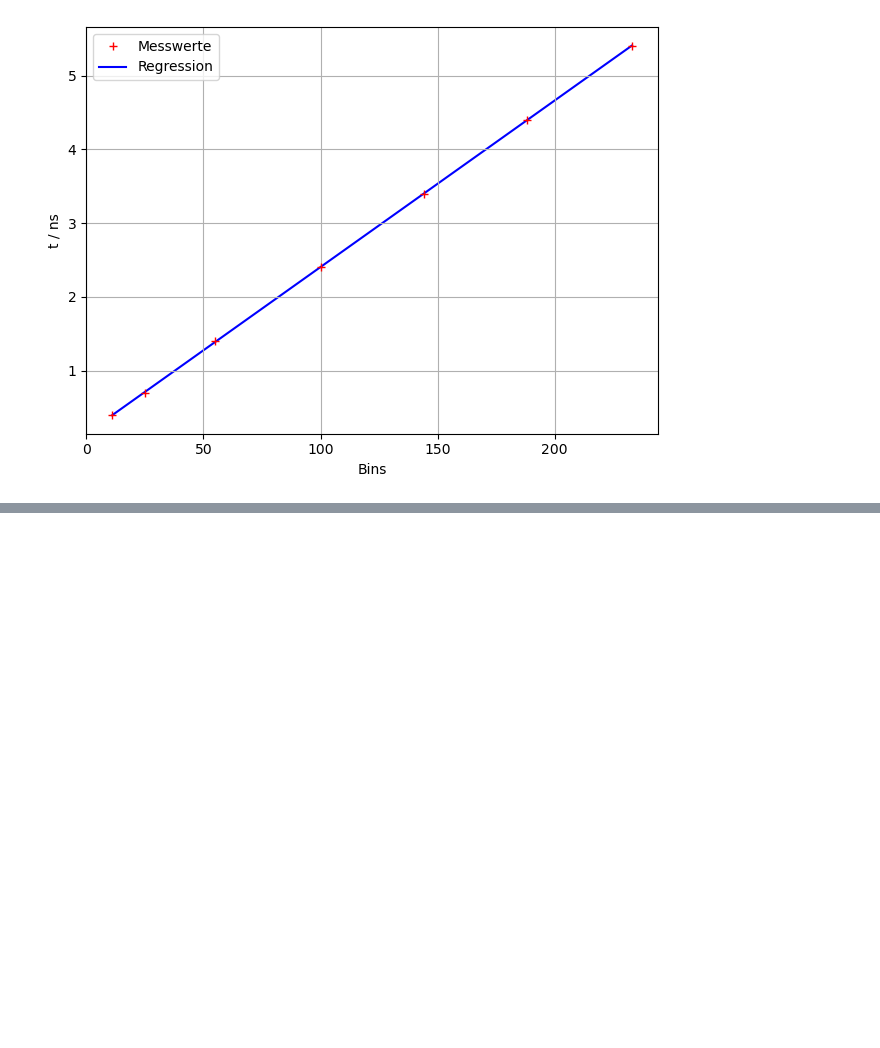
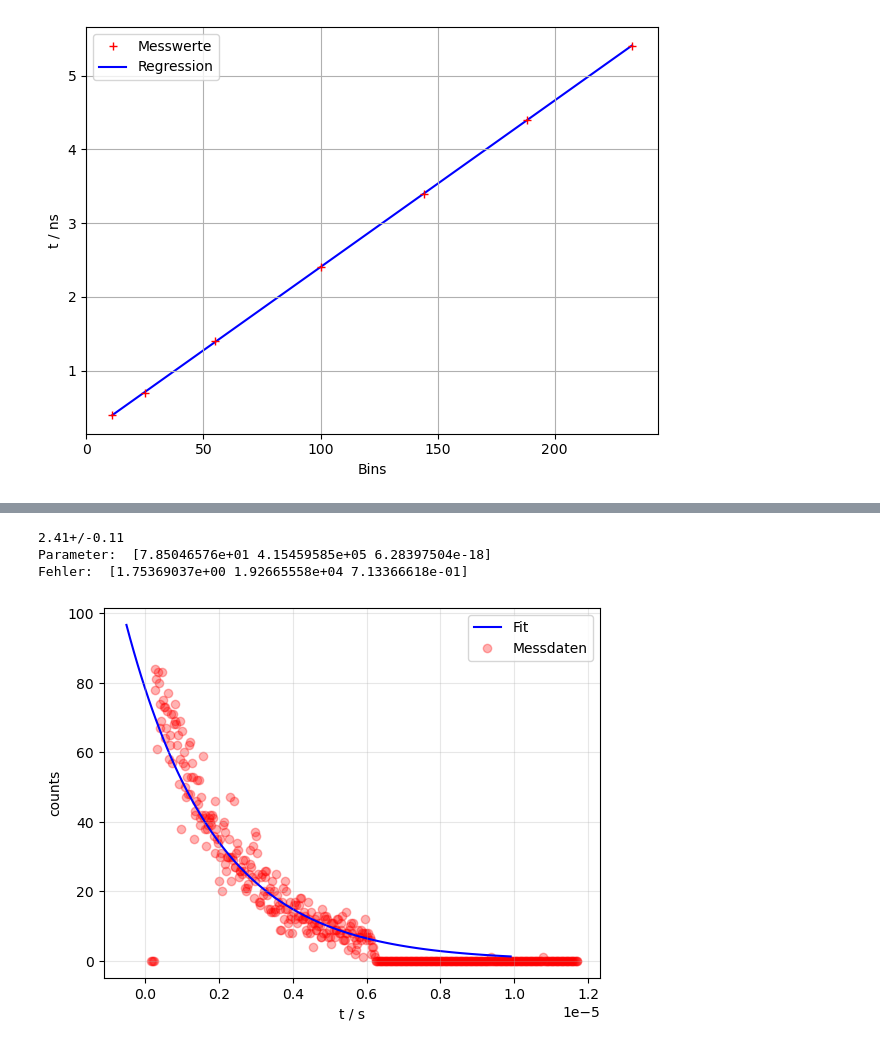
Before and after one commit to waerther/fortgeschrittenenpraktikum, a Jupyter notebook: v01/auswertung.ipynb, the cells around one changed output, grey strips where cells are left out. Drawn from its saved outputs; the diff is of its cells as text; code cells hidden in the pictures; blank space fills up the shorter version.

```diff
--- a/v01/auswertung.ipynb
+++ b/v01/auswertung.ipynb
@@ -147,3 +147,29 @@ plt.show()
+# %%
+def func4(t, N_0, lam, U):
+    return N_0 * np.exp(- lam * t)+ U
+
+bounds = ([0, 0, 0], [np.inf, np.inf, np.inf])
+
+params, cov = curve_fit(func4, func3(bins), counts, bounds=bounds)
+N_0 = ufloat(params[0], np.sqrt(np.diag(cov))[0])
+lam = ufloat(params[1], np.sqrt(np.diag(cov))[1])
+
+print((1 / lam ) * 10**6)
+print('Parameter: ', params, '\nFehler: ', np.sqrt(np.diag(cov)))
+
+x = np.arange(-0.5 *  10**(-6),10 * 10**(-6),0.1* 10**(-6))
+plt.plot(x, func4(x, *params), ls='-', c='b', zorder=1, label='Fit')
+plt.plot(func3(bins),counts, 'o', alpha=0.3, c='r', zorder=0, label='Messdaten')
+plt.xlabel('t / s')
+plt.ylabel('counts')
+plt.grid('::', alpha=0.3)
+plt.legend()
+plt.show()
+# %% [output]
+2.41+/-0.11
+Parameter:  [7.85046576e+01 4.15459585e+05 6.28397504e-18]
+Fehler:  [1.75369037e+00 1.92665558e+04 7.13366618e-01]
+[figure, added]
 # %%
 data1 = np.c_[bins[:40], counts[:40], bins[40:80], counts[40:80], bins[80:120], counts[80:120], bins[120:160],counts[120:160]]
 
```
Also changed, not shown: parts of 3 cells of this notebook, 7 other files.
